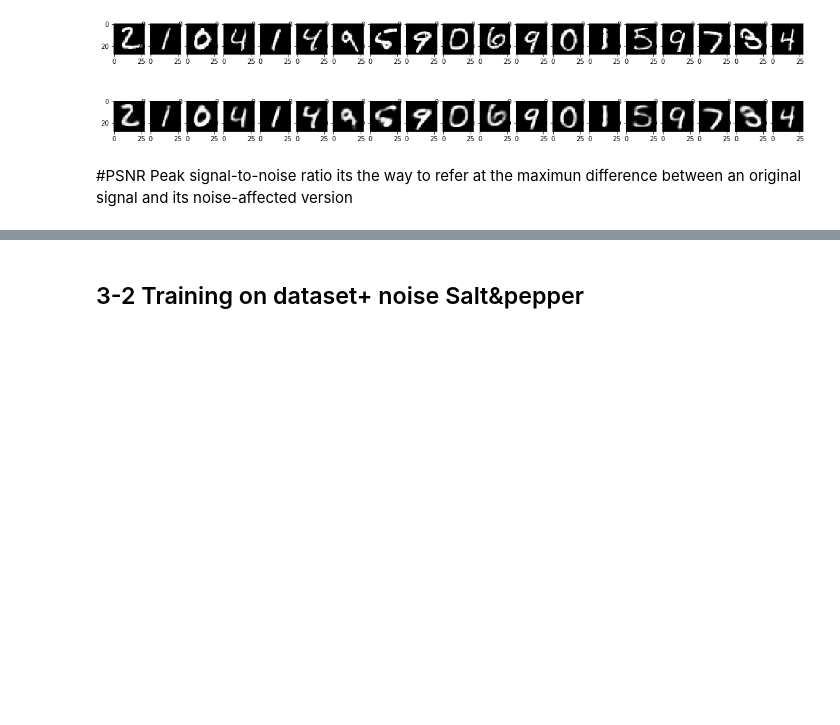
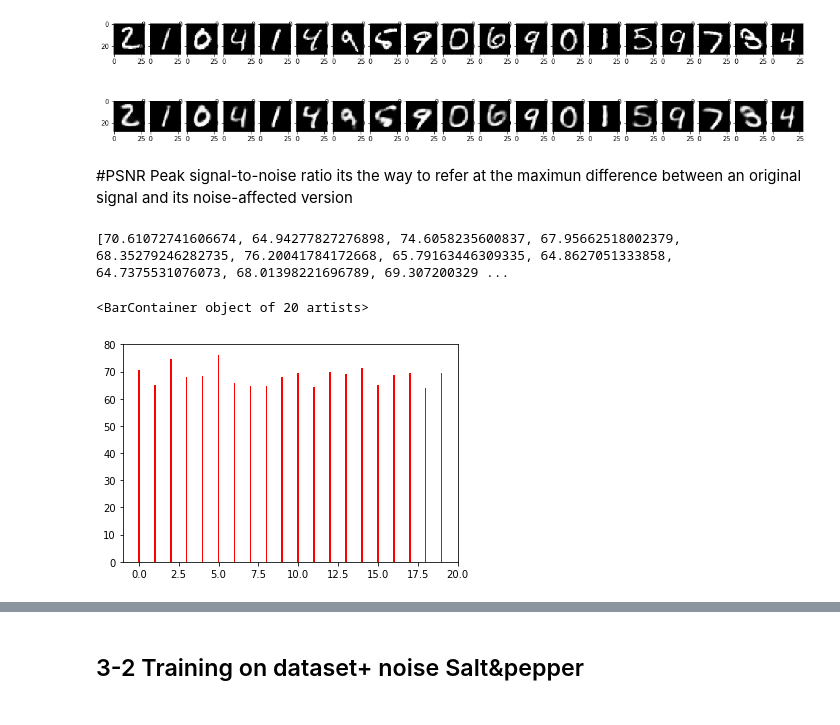
Before and after one commit to ecsquare/Deep-Compression-with-autoencoder, a Jupyter notebook: Compression_with_autoencoder.ipynb, the cells around one changed output, grey strips where cells are left out. Drawn from its saved outputs; the diff is of its cells as text; code cells hidden in the pictures; blank space fills up the shorter version.

```diff
--- a/Compression_with_autoencoder.ipynb
+++ b/Compression_with_autoencoder.ipynb
@@ -87,6 +84,8 @@ plt.legend(['Train', 'Test'], loc='upper left')
 plt.show()
 # %% [output]
 [figure]
+# %%
+autoencoder.load_weights('/content/gdrive/My Drive/Colab Notebooks/checks_autoencoder/model-100.hdf5')
 # %%
 decoded_imgs = autoencoder.predict(X_test)
 n = 20
@@ -115,10 +114,14 @@ def psnr(img1, img2):
     PIXEL_MAX = 255.0
     return 20 * math.log10(PIXEL_MAX / math.sqrt(mse))
 # %%
-d=[]
+d1=[]
 for i in range(20):
-    d.append(psnr(X_test[i],decoded_imgs[i]))
-print(d)
-pyplot.bar(range(20),d, width = 0.5, color = 'red')
+    d1.append(psnr(X_test[i],decoded_imgs[i]))
+print(d1)
+plt.bar(range(20),d1, width = 0.1, color = 'red')
+# %% [output]
+[70.61072741606674, 64.94277827276898, 74.6058235600837, 67.95662518002379, 68.35279246282735, 76.20041784172668, 65.79163446309335, 64.8627051333858, 64.7375531076073, 68.01398221696789, 69.307200329 ...
+<BarContainer object of 20 artists>
+[figure, added]
 # %%
 from skimage.metrics import structural_similarity as ssim
```
Also changed, not shown: parts of 2 cells of this notebook.
